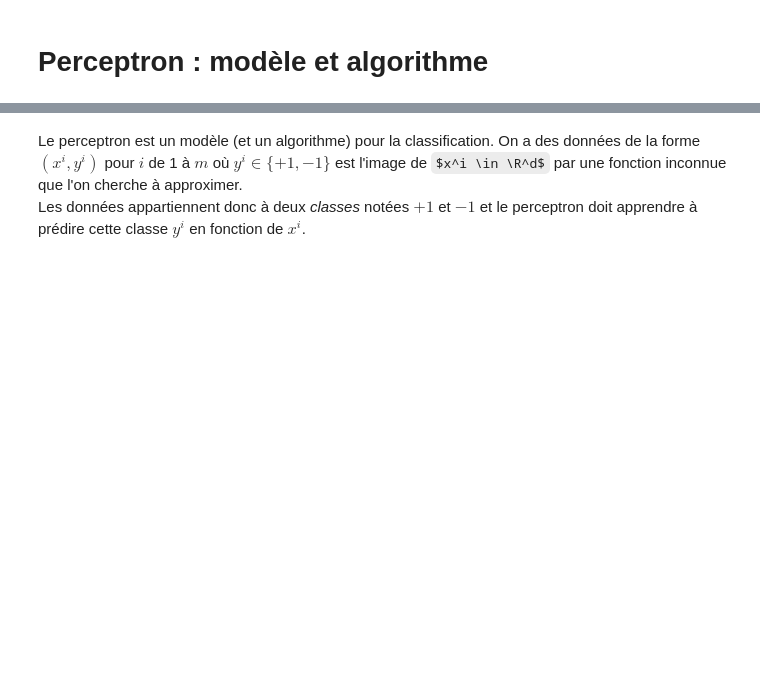
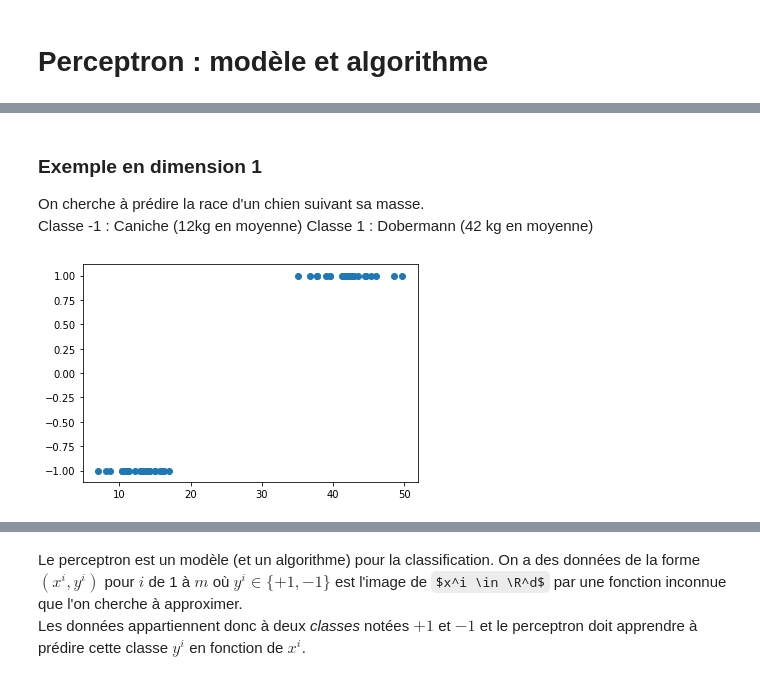
Before and after one commit to DrAlgo/apprentissage_m2_amis, a Jupyter notebook: jupyter/6_perceptron.ipynb, the cells around one changed output, grey strips where cells are left out. Cells and saved outputs as stored; diff of their text form; code cells hidden in the pictures; some formulas as TeX source; blank space fills up the shorter version.

```diff
--- a/jupyter/6_perceptron.ipynb
+++ b/jupyter/6_perceptron.ipynb
@@ -17,0 +25,14 @@ from matplotlib.colors import ListedColormap
+# %% [markdown]
+### Exemple en dimension 1
+On cherche à prédire la race d'un chien suivant sa masse.
+Classe -1 : Caniche (12kg en moyenne)
+Classe 1 : Dobermann (42 kg en moyenne)
+# %%
+can = np.random.normal(12,3,25)
+dob = np.random.normal(42,4,25)
+X = np.concatenate((can, dob))
+Y = np.array([-1]*25 + [1]*25)
+plt.scatter(X,Y)
+plt.show()
+# %% [output]
+[figure, added]
```
Also changed, not shown: parts of 13 cells of this notebook, 1 other file.
